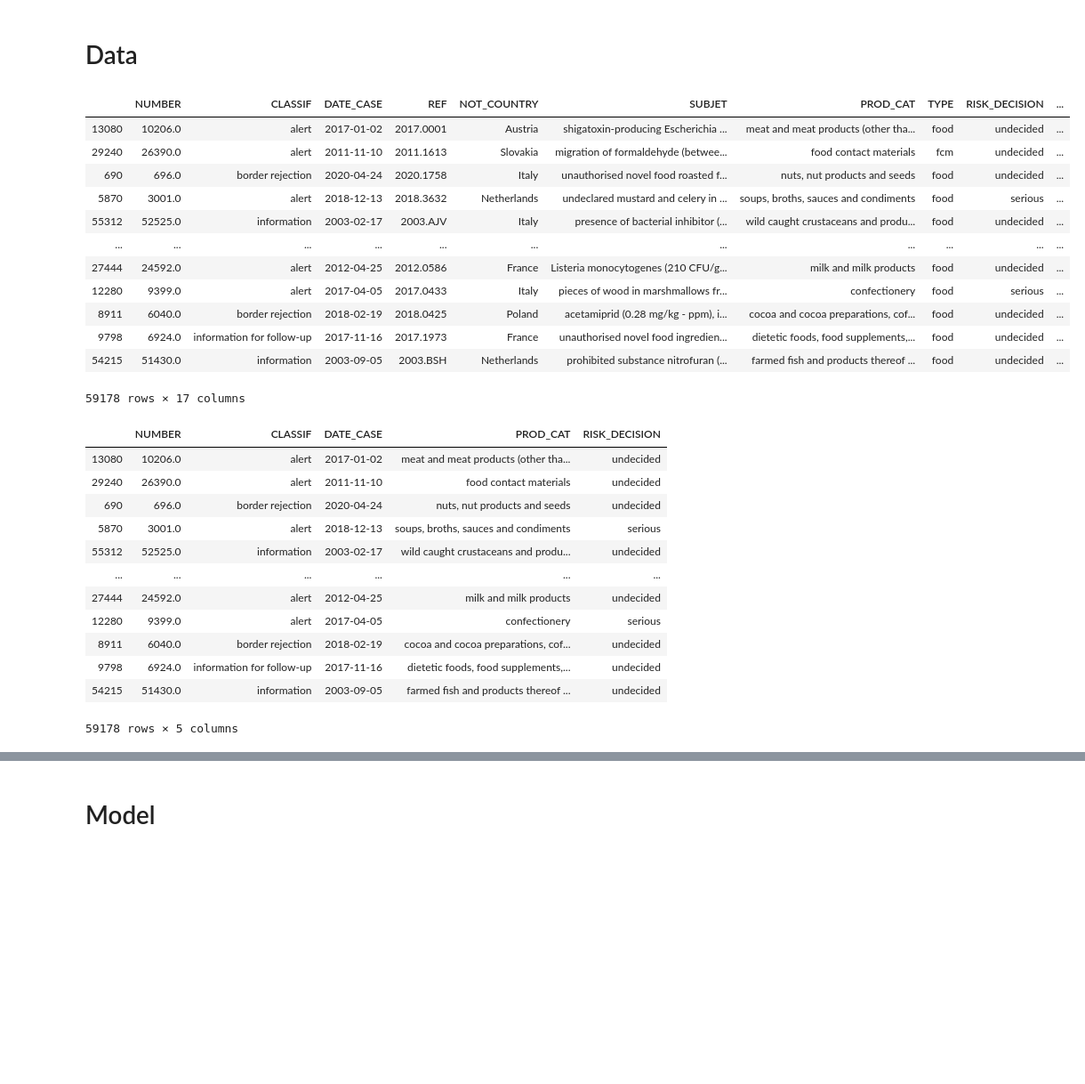
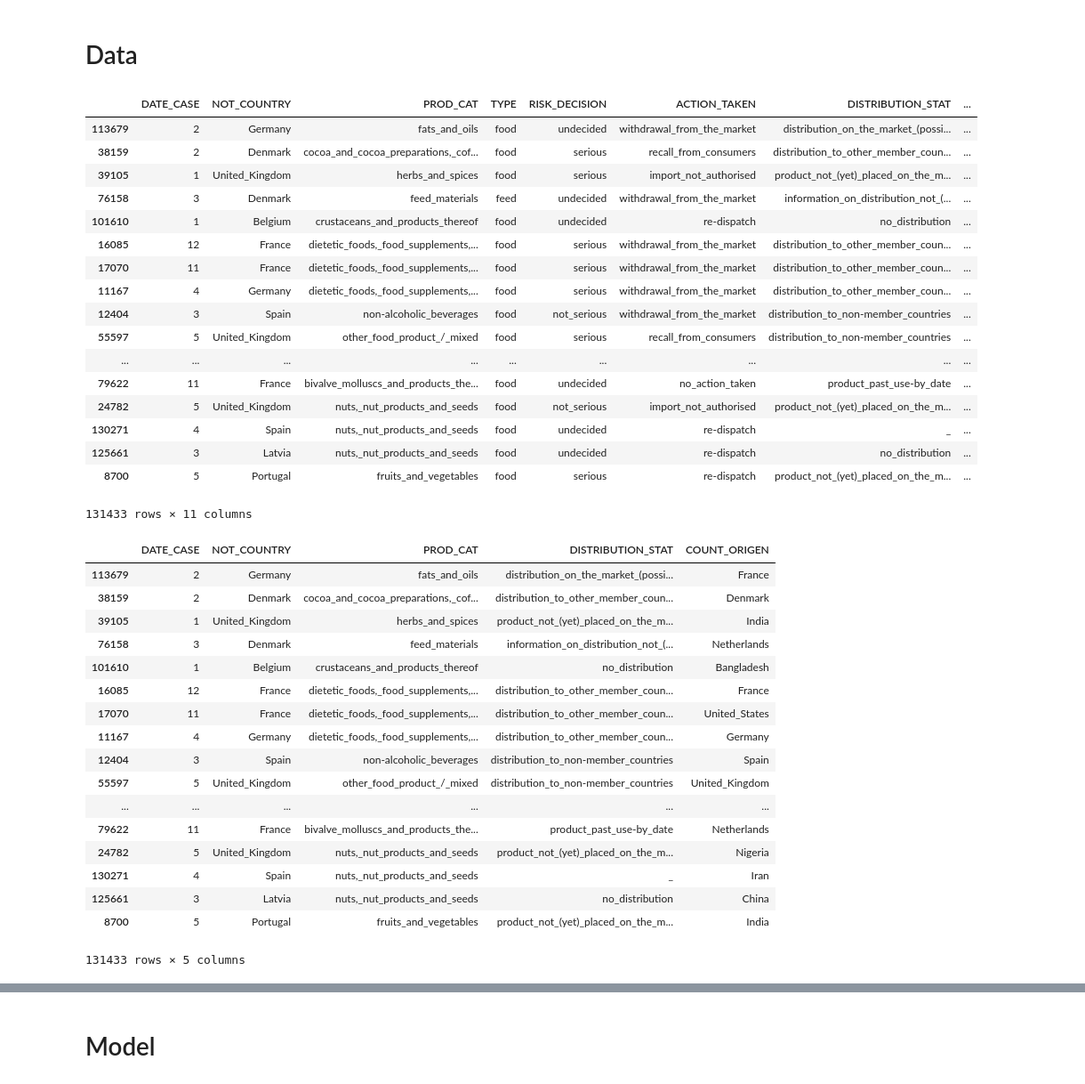
Before and after one commit to ufvceiec/RASFF-predictions-dashboard, a Jupyter notebook: Models/Baselines/MLP_no_embeddings.ipynb, the cells around one changed output, grey strips where cells are left out. Shown: that part at 89% size. Drawn from its saved outputs; the diff is of its cells as text; code cells hidden in the pictures; blank space fills up the shorter version.

```diff
--- a/Models/Baselines/MLP_no_embeddings.ipynb
+++ b/Models/Baselines/MLP_no_embeddings.ipynb
@@ -34,27 +34,32 @@ import functools
 # %% [markdown]
 # Data
 # %%
-data = pd.read_csv('./../full_RASFF_DATA.csv', sep=';',
+data = pd.read_csv('C:/Users/Ceiec04/Desktop/Prediccion_Alertas_Alimentarias/Datasets/splited_alerts_strings.csv', sep=';',
                 header=0, index_col = 0)
 data ['DATE_CASE'] = data ['DATE_CASE'].astype(str)
 data ['HAZARDS_CAT'] = data ['HAZARDS_CAT'].astype(str)
 data = data.sample(frac = 1)
 train = data
 train
 # %% [output]
-|  | NUMBER | CLASSIF | DATE_CASE | REF | NOT_COUNTRY | SUBJET | PROD_CAT | TYPE | RISK_DECISION | ... |
-| 13080 | 10206.0 | alert | 2017-01-02 | 2017.0001 | Austria | shigatoxin-producing Escherichia ... | meat and meat products (other tha... | food | undecided | ... |
-| 29240 | 26390.0 | alert | 2011-11-10 | 2011.1613 | Slovakia | migration of formaldehyde (betwee... | food contact materials | fcm | undecided | ... |
-| 690 | 696.0 | border rejection | 2020-04-24 | 2020.1758 | Italy | unauthorised novel food roasted f... | nuts, nut products and seeds | food | undecided | ... |
-| 5870 | 3001.0 | alert | 2018-12-13 | 2018.3632 | Netherlands | undeclared mustard and celery in ... | soups, broths, sauces and condiments | food | serious | ... |
-| 55312 | 52525.0 | information | 2003-02-17 | 2003.AJV | Italy | presence of bacterial inhibitor (... | wild caught crustaceans and produ... | food | undecided | ... |
-| ... | ... | ... | ... | ... | ... | ... | ... | ... | ... | ... |
-| 27444 | 24592.0 | alert | 2012-04-25 | 2012.0586 | France | Listeria monocytogenes (210 CFU/g... | milk and milk products | food | undecided | ... |
-| 12280 | 9399.0 | alert | 2017-04-05 | 2017.0433 | Italy | pieces of wood in marshmallows fr... | confectionery | food | serious | ... |
-| 8911 | 6040.0 | border rejection | 2018-02-19 | 2018.0425 | Poland | acetamiprid (0.28 mg/kg - ppm), i... | cocoa and cocoa preparations, cof... | food | undecided | ... |
-| 9798 | 6924.0 | information for follow-up | 2017-11-16 | 2017.1973 | France | unauthorised novel food ingredien... | dietetic foods, food supplements,... | food | undecided | ... |
-| 54215 | 51430.0 | information | 2003-09-05 | 2003.BSH | Netherlands | prohibited substance nitrofuran (... | farmed fish and products thereof ... | food | undecided | ... |
+|  | DATE_CASE | NOT_COUNTRY | PROD_CAT | TYPE | RISK_DECISION | ACTION_TAKEN | DISTRIBUTION_STAT | ... |
+| 113679 | 2 | Germany | fats_and_oils | food | undecided | withdrawal_from_the_market | distribution_on_the_market_(possi... | ... |
+| 38159 | 2 | Denmark | cocoa_and_cocoa_preparations,_cof... | food | serious | recall_from_consumers | distribution_to_other_member_coun... | ... |
+| 39105 | 1 | United_Kingdom | herbs_and_spices | food | serious | import_not_authorised | product_not_(yet)_placed_on_the_m... | ... |
+| 76158 | 3 | Denmark | feed_materials | feed | undecided | withdrawal_from_the_market | information_on_distribution_not_(... | ... |
+| 101610 | 1 | Belgium | crustaceans_and_products_thereof | food | undecided | re-dispatch | no_distribution | ... |
+| 16085 | 12 | France | dietetic_foods,_food_supplements,... | food | serious | withdrawal_from_the_market | distribution_to_other_member_coun... | ... |
+| 17070 | 11 | France | dietetic_foods,_food_supplements,... | food | serious | withdrawal_from_the_market | distribution_to_other_member_coun... | ... |
+| 11167 | 4 | Germany | dietetic_foods,_food_supplements,... | food | serious | withdrawal_from_the_market | distribution_to_other_member_coun... | ... |
+| 12404 | 3 | Spain | non-alcoholic_beverages | food | not_serious | withdrawal_from_the_market | distribution_to_non-member_countries | ... |
+| 55597 | 5 | United_Kingdom | other_food_product_/_mixed | food | serious | recall_from_consumers | distribution_to_non-member_countries | ... |
+| ... | ... | ... | ... | ... | ... | ... | ... | ... |
+| 79622 | 11 | France | bivalve_molluscs_and_products_the... | food | undecided | no_action_taken | product_past_use-by_date | ... |
+| 24782 | 5 | United_Kingdom | nuts,_nut_products_and_seeds | food | not_serious | import_not_authorised | product_not_(yet)_placed_on_the_m... | ... |
+| 130271 | 4 | Spain | nuts,_nut_products_and_seeds | food | undecided | re-dispatch | _ | ... |
+| 125661 | 3 | Latvia | nuts,_nut_products_and_seeds | food | undecided | re-dispatch | no_distribution | ... |
+| 8700 | 5 | Portugal | fruits_and_vegetables | food | serious | re-dispatch | product_not_(yet)_placed_on_the_m... | ... |
-59178 rows × 17 columns
+131433 rows × 11 columns
 # %%
 features = [0,1,2,6,8]
 target = [7]
@@ -63,19 +68,24 @@ y = train.iloc[:,target]
 # %%
 X
 # %% [output]
-|  | NUMBER | CLASSIF | DATE_CASE | PROD_CAT | RISK_DECISION |
-| 13080 | 10206.0 | alert | 2017-01-02 | meat and meat products (other tha... | undecided |
-| 29240 | 26390.0 | alert | 2011-11-10 | food contact materials | undecided |
-| 690 | 696.0 | border rejection | 2020-04-24 | nuts, nut products and seeds | undecided |
-| 5870 | 3001.0 | alert | 2018-12-13 | soups, broths, sauces and condiments | serious |
-| 55312 | 52525.0 | information | 2003-02-17 | wild caught crustaceans and produ... | undecided |
+|  | DATE_CASE | NOT_COUNTRY | PROD_CAT | DISTRIBUTION_STAT | COUNT_ORIGEN |
+| 113679 | 2 | Germany | fats_and_oils | distribution_on_the_market_(possi... | France |
+| 38159 | 2 | Denmark | cocoa_and_cocoa_preparations,_cof... | distribution_to_other_member_coun... | Denmark |
+| 39105 | 1 | United_Kingdom | herbs_and_spices | product_not_(yet)_placed_on_the_m... | India |
+| 76158 | 3 | Denmark | feed_materials | information_on_distribution_not_(... | Netherlands |
+| 101610 | 1 | Belgium | crustaceans_and_products_thereof | no_distribution | Bangladesh |
+| 16085 | 12 | France | dietetic_foods,_food_supplements,... | distribution_to_other_member_coun... | France |
+| 17070 | 11 | France | dietetic_foods,_food_supplements,... | distribution_to_other_member_coun... | United_States |
+| 11167 | 4 | Germany | dietetic_foods,_food_supplements,... | distribution_to_other_member_coun... | Germany |
+| 12404 | 3 | Spain | non-alcoholic_beverages | distribution_to_non-member_countries | Spain |
+| 55597 | 5 | United_Kingdom | other_food_product_/_mixed | distribution_to_non-member_countries | United_Kingdom |
 | ... | ... | ... | ... | ... | ... |
-| 27444 | 24592.0 | alert | 2012-04-25 | milk and milk products | undecided |
-| 12280 | 9399.0 | alert | 2017-04-05 | confectionery | serious |
-| 8911 | 6040.0 | border rejection | 2018-02-19 | cocoa and cocoa preparations, cof... | undecided |
-| 9798 | 6924.0 | information for follow-up | 2017-11-16 | dietetic foods, food supplements,... | undecided |
-| 54215 | 51430.0 | information | 2003-09-05 | farmed fish and products thereof ... | undecided |
+| 79622 | 11 | France | bivalve_molluscs_and_products_the... | product_past_use-by_date | Netherlands |
+| 24782 | 5 | United_Kingdom | nuts,_nut_products_and_seeds | product_not_(yet)_placed_on_the_m... | Nigeria |
+| 130271 | 4 | Spain | nuts,_nut_products_and_seeds | _ | Iran |
+| 125661 | 3 | Latvia | nuts,_nut_products_and_seeds | no_distribution | China |
+| 8700 | 5 | Portugal | fruits_and_vegetables | product_not_(yet)_placed_on_the_m... | India |
-59178 rows × 5 columns
+131433 rows × 5 columns
 # %%
 y
 # %% [output]
```
Also changed, not shown: parts of 5 cells of this notebook, 12 other files.
